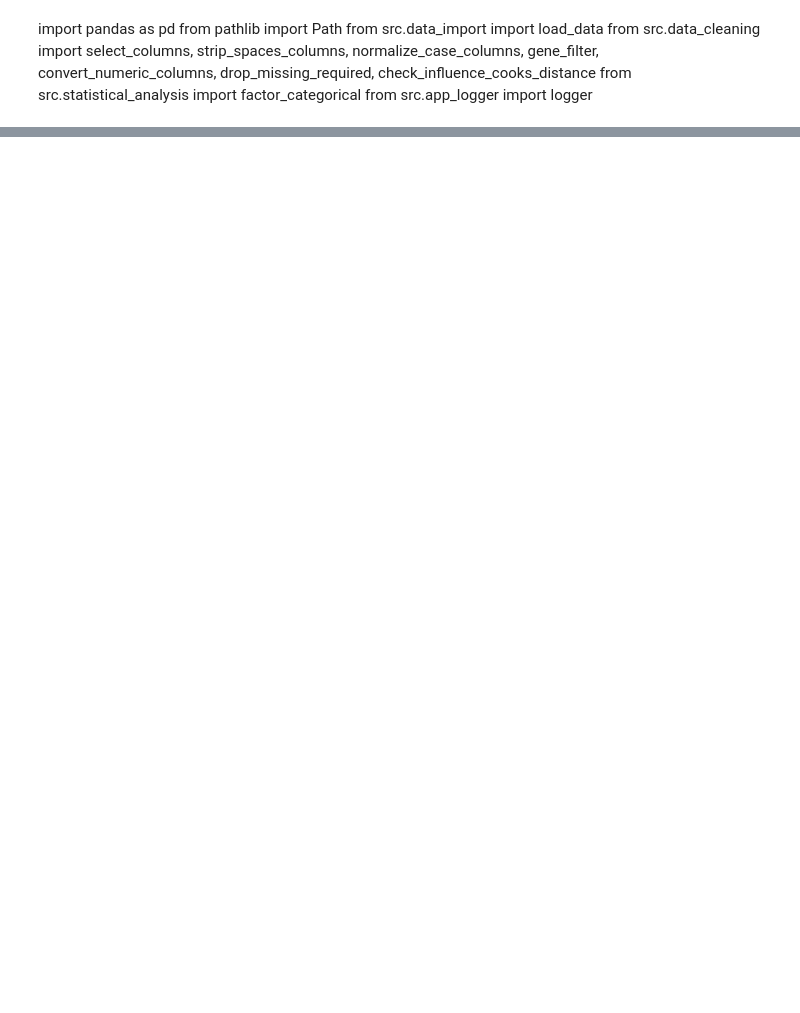
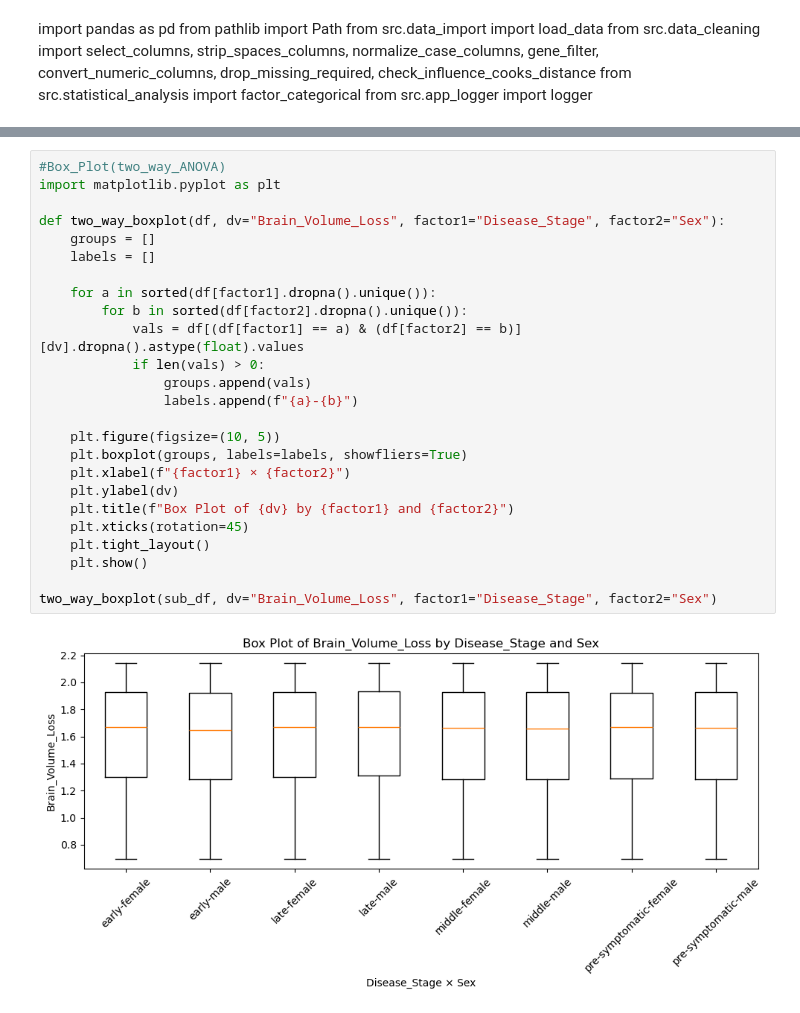
Before and after one commit to carolfarahh/final_project, a Jupyter notebook: final_result.ipynb, the cells around one changed output, grey strips where cells are left out. Saved outputs shown, nothing was run; the diff lists cells and outputs as text; blank space fills up the shorter version.

```diff
--- a/final_result.ipynb
+++ b/final_result.ipynb
@@ -115,0 +268,27 @@ else: #Moderated regression
+# %%
+#Box_Plot(two_way_ANOVA)
+import matplotlib.pyplot as plt
+
+def two_way_boxplot(df, dv="Brain_Volume_Loss", factor1="Disease_Stage", factor2="Sex"):
+    groups = []
+    labels = []
+
+    for a in sorted(df[factor1].dropna().unique()):
+        for b in sorted(df[factor2].dropna().unique()):
+            vals = df[(df[factor1] == a) & (df[factor2] == b)][dv].dropna().astype(float).values
+            if len(vals) > 0:
+                groups.append(vals)
+                labels.append(f"{a}-{b}")
+
+    plt.figure(figsize=(10, 5))
+    plt.boxplot(groups, labels=labels, showfliers=True)
+    plt.xlabel(f"{factor1} × {factor2}")
+    plt.ylabel(dv)
+    plt.title(f"Box Plot of {dv} by {factor1} and {factor2}")
+    plt.xticks(rotation=45)
+    plt.tight_layout()
+    plt.show()
+
+two_way_boxplot(sub_df, dv="Brain_Volume_Loss", factor1="Disease_Stage", factor2="Sex")
+# %% [output]
+[figure, added]
```
Also changed, not shown: parts of 11 cells of this notebook, 8 other files.
